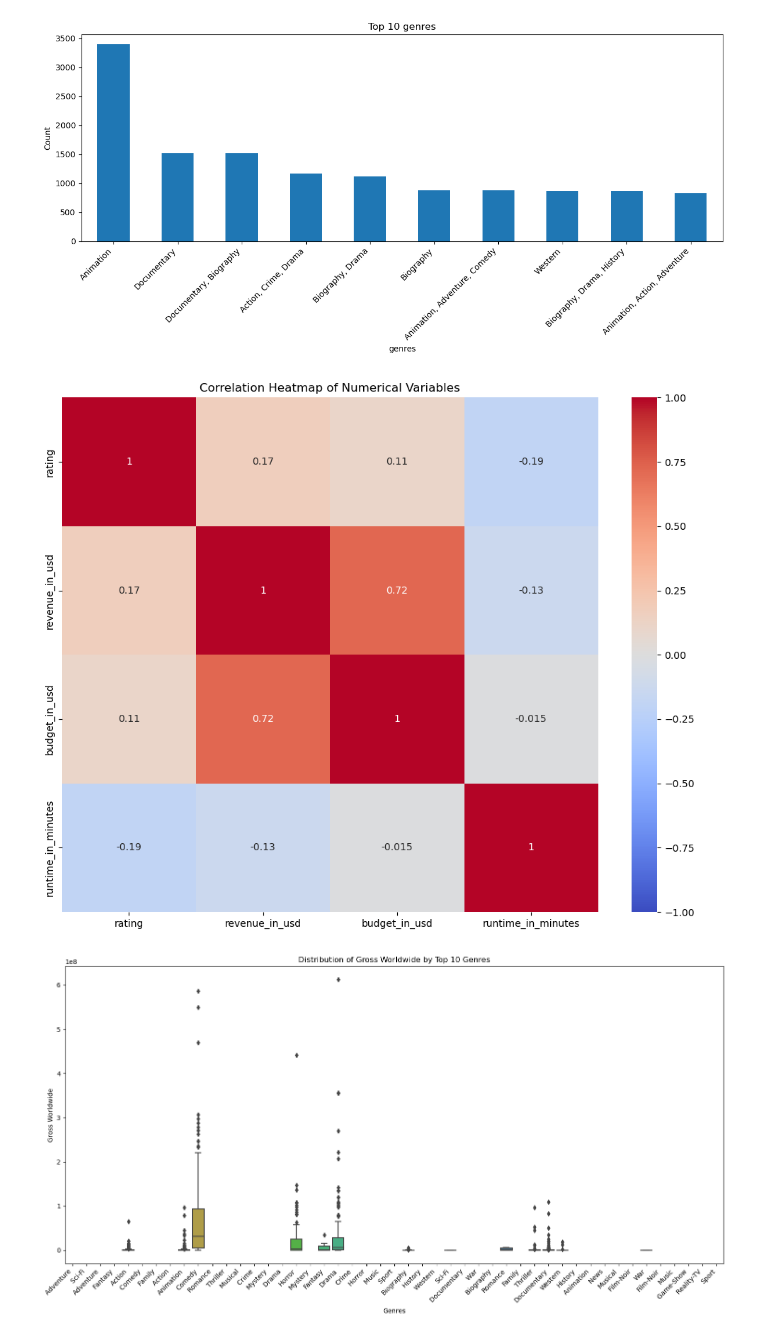
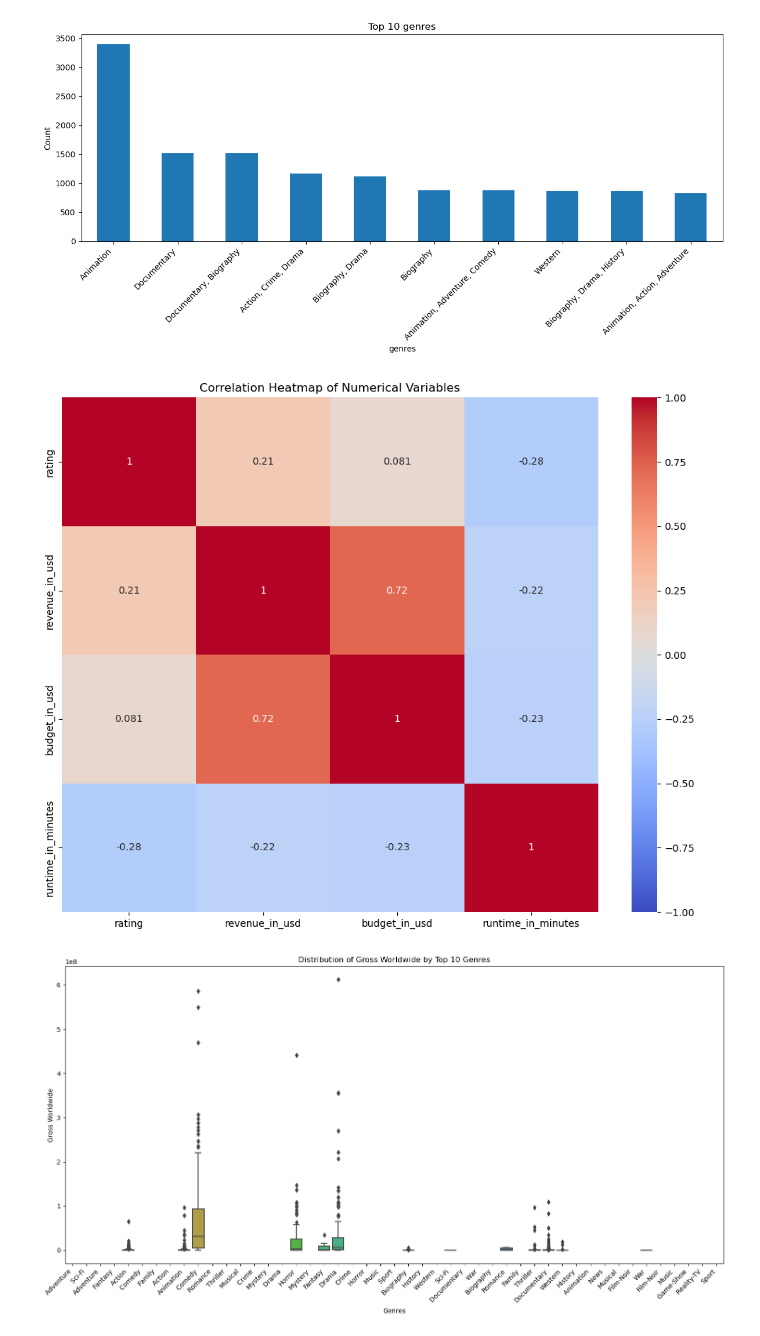
Before and after one commit to akinolu52/movie-revenue-prediction, a Jupyter notebook: explore.ipynb, the cells around one changed output. Cells and saved outputs as stored; diff of their text form; code cells hidden in the pictures.

```diff
--- a/explore.ipynb
+++ b/explore.ipynb
@@ -450,15 +450,16 @@ for col in categorical_cols:
 [figure]
 [figure]
 # %%
-# Correlation heatmap
-correlation_matrix = df[numerical_cols].corr()
-plt.figure(figsize=(10, 8))
-sns.heatmap(correlation_matrix, annot=True, cmap='coolwarm', vmin=-1, vmax=1, center=0)
-plt.title('Correlation Heatmap of Numerical Variables')
-plt.tight_layout()
-plt.show()
+def generate_correlation_heatmap():
+    plt.figure(figsize=(10, 8))
+    sns.heatmap(df[numerical_cols].dropna().corr(), annot=True, cmap='coolwarm', vmin=-1, vmax=1, center=0)
+    plt.title('Correlation Heatmap of Numerical Variables')
+    plt.tight_layout()
+    plt.show()
-# %% [output]
-[figure, removed]
+# %%
+generate_correlation_heatmap()
+# %% [output]
+[figure, added]
 # %%
 # Box plot for 'Gross Worldwide' by 'genres'
 
```
Also changed, not shown: parts of 5 cells of this notebook, 2 other files.
